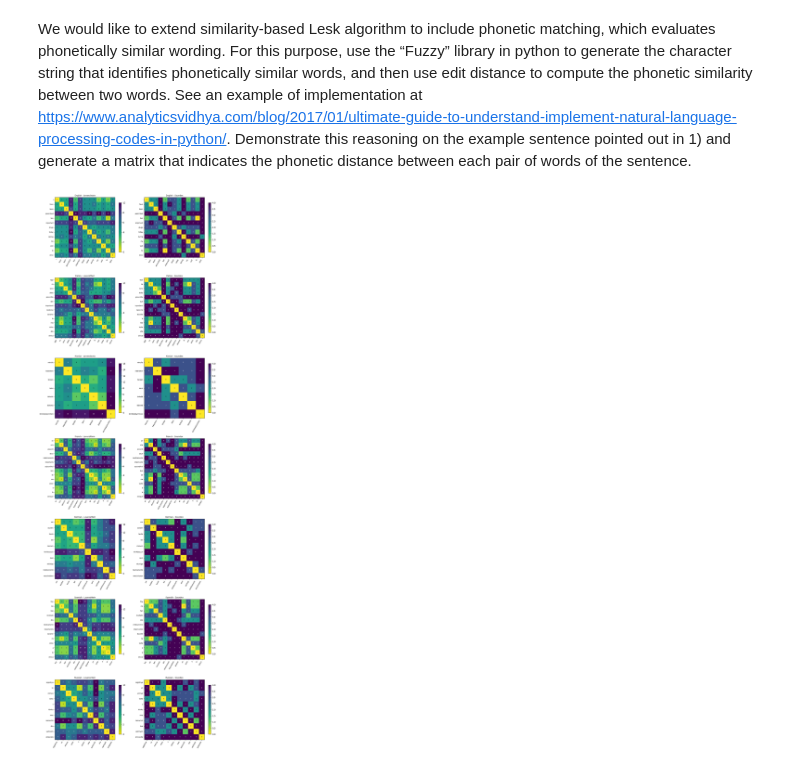
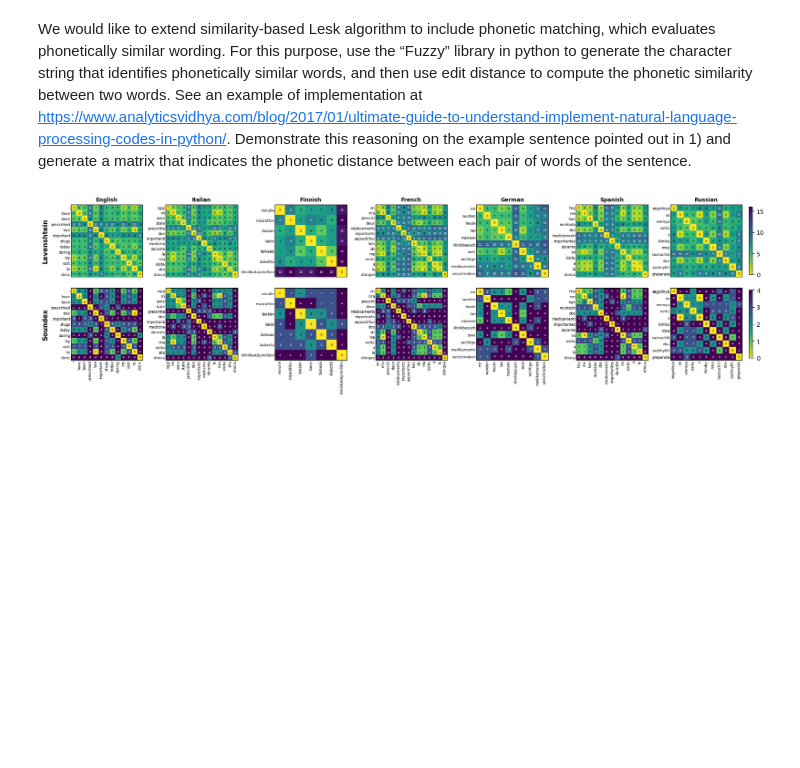
Before and after one commit to pygiopoli/nlp_project_26, a Jupyter notebook: scripts/p5_6_phonetic/p_distance.ipynb, the cells around one changed output. Drawn from its saved outputs; the diff is of its cells as text; code cells hidden in the pictures; blank space fills up the shorter version.

Commit message:
added matrices report export and updated README

```diff
--- a/scripts/p5_6_phonetic/p_distance.ipynb
+++ b/scripts/p5_6_phonetic/p_distance.ipynb
@@ -23,47 +23,58 @@ tokens = [w.lower() for w in SENTENCE.split()]
 def levenshtein_matrix(words):
     """ Returns the matrix representation of all the permutations of levenshtein dinstances of the words in the given vector """
     n = len(words)
     matrix = np.zeros((n, n), dtype=int)
     for i in range(n):
         for j in range(i + 1, n):
             matrix[i, j] = matrix[j, i] = u.levenshtein(words[i], words[j])
 
     return matrix
 
 def levenshtein_soundex_matrix(words):
     """ Returns the matrix representation of all the permutations of levenshtein dinstances of the soundex output of words in the given vector """
     n = len(words)
     matrix = np.zeros((n, n), dtype=int)
     for i in range(n):
         for j in range(i + 1, n):
             matrix[i, j] = matrix[j, i] = u.levenshtein(u.soundex(words[i]), u.soundex(words[j]))
 
     return matrix
 
-def plot_matrix(ax, matrix, words, title):
-    """Draw a distance matrix as a heatmap on the given axes."""
-    image = ax.imshow(matrix, cmap="viridis_r")
+def plot_matrix(ax, matrix, words, title, vmax, show_xticks=True):
+    """Draw a distance matrix as a heatmap on the given axes and return the image (for the colorbar)."""
+    image = ax.imshow(matrix, cmap="viridis_r", vmin=0, vmax=vmax)
 
-    ax.set_xticks(range(len(words)), words, rotation=60, ha="right", fontsize=7)
-    ax.set_yticks(range(len(words)), words, fontsize=7)
+    ax.set_xticks(range(len(words)), words if show_xticks else [], rotation=90, fontsize=6)
+    ax.set_yticks(range(len(words)), words, fontsize=6)
+    ax.tick_params(length=0, pad=1)
 
     for i in range(len(words)):
         for j in range(len(words)):
-            color = "white" if matrix[i, j] > matrix.max() / 2 else "black"
-            ax.text(j, i, matrix[i, j], ha="center", va="center", fontsize=6, color=color)
+            color = "white" if matrix[i, j] > vmax / 2 else "black"
+            ax.text(j, i, matrix[i, j], ha="center", va="center", fontsize=5, color=color)
 
-    ax.set_title(title, fontsize=9)
-    ax.figure.colorbar(image, ax=ax, shrink=0.8)
+    ax.set_title(title, fontsize=9, fontweight="bold")
+    return image
 
-# Analysis
-fig, axes = plt.subplots(len(VARIANTS), 2, figsize=(12, 5.2 * len(VARIANTS)))
+# Analysis: one column per language, Levenshtein on top and Soundex below (shared color scale per row)
+sentences = {lang: [w.strip(".,;:!?").lower() for w in s.split()] for lang, s in VARIANTS.items()}
+lev = {lang: levenshtein_matrix(words) for lang, words in sentences.items()}
+sdx = {lang: levenshtein_soundex_matrix(words) for lang, words in sentences.items()}
+lev_max = max(m.max() for m in lev.values())
+sdx_max = max(m.max() for m in sdx.values())
 
-for (lang, sentence), row in zip(VARIANTS.items(), axes):
-    words = [w.strip(".,;:!?").lower() for w in sentence.split()]
-    plot_matrix(row[0], levenshtein_matrix(words), words, f"{lang} - Levenshtein")
-    plot_matrix(row[1], levenshtein_soundex_matrix(words), words, f"{lang} - Soundex")
+fig, axes = plt.subplots(2, len(VARIANTS), figsize=(17, 4.7), layout="constrained")
 
-fig.tight_layout()
+for (lang, words), col in zip(sentences.items(), axes.T):
+    lev_image = plot_matrix(col[0], lev[lang], words, lang, lev_max, show_xticks=False)
+    sdx_image = plot_matrix(col[1], sdx[lang], words, "", sdx_max)
+
+axes[0, 0].set_ylabel("Levenshtein", fontsize=11, fontweight="bold")
+axes[1, 0].set_ylabel("Soundex", fontsize=11, fontweight="bold")
+fig.colorbar(lev_image, ax=axes[0], shrink=0.85, pad=0.01)
+fig.colorbar(sdx_image, ax=axes[1], shrink=0.85, pad=0.01)
+
+fig.savefig("distance_matrices.png", dpi=200)
 plt.show()
 # %% [output]
-[figure, old version]
+[figure, new version]
```
Also changed, not shown: 3 other files.
